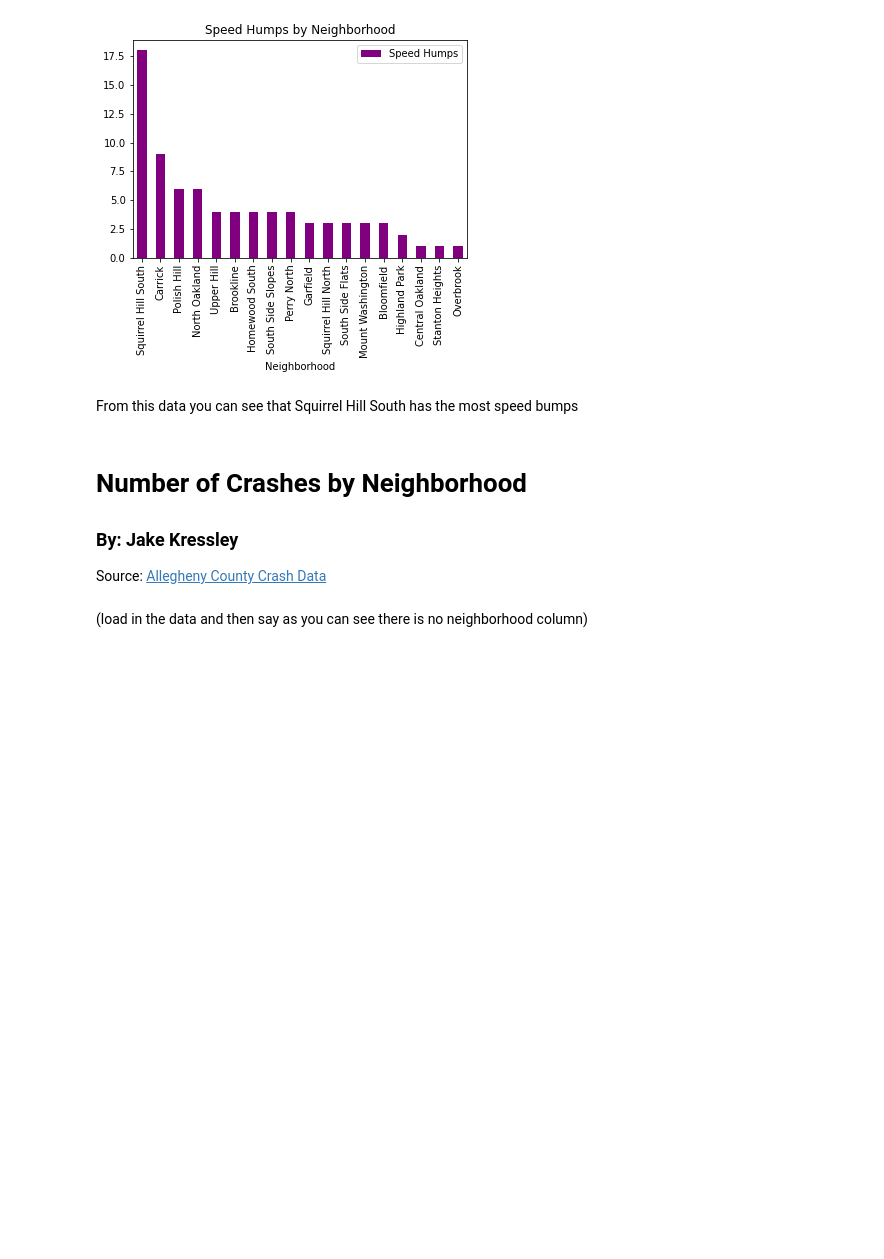
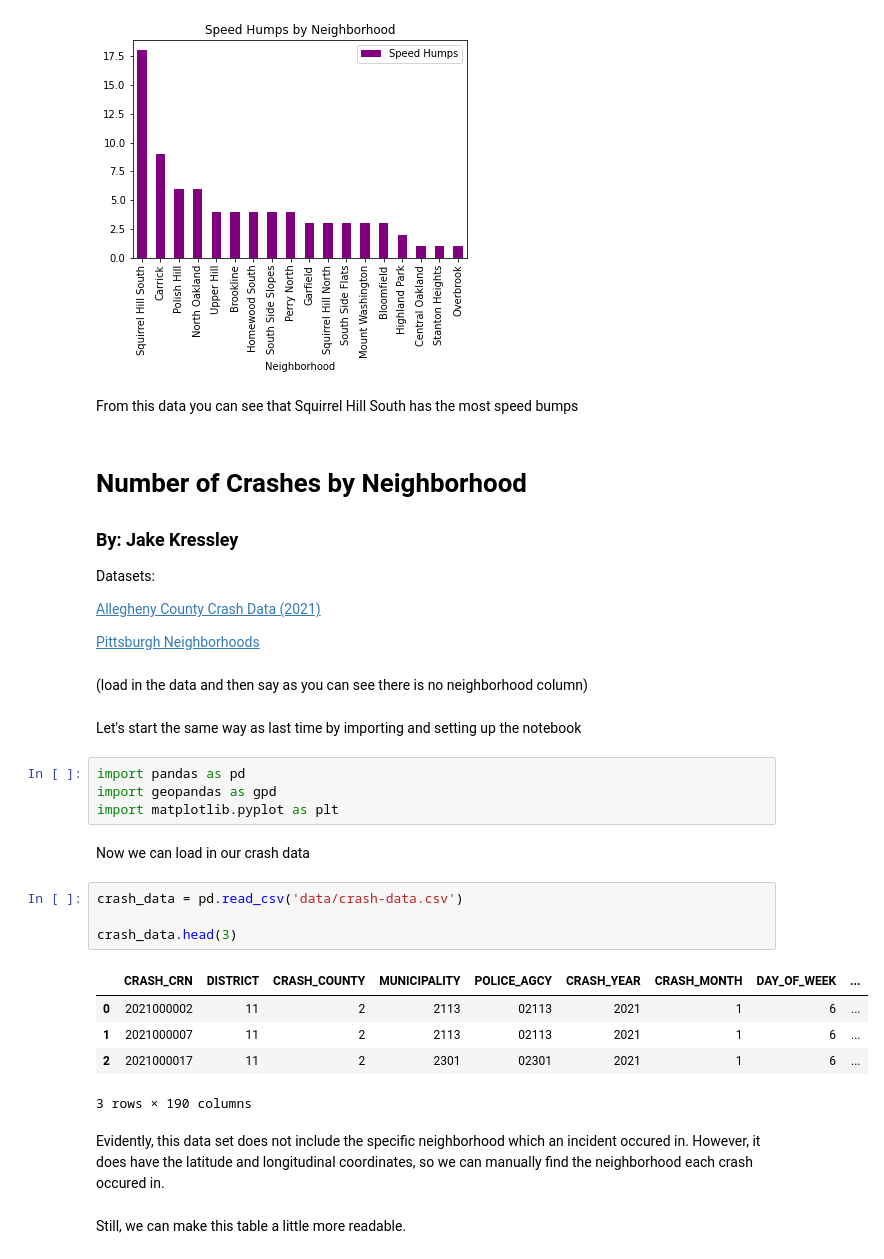
Before and after one commit to jakekressley/ldpn, a Jupyter notebook: code/jake.ipynb, the cells around one changed output. Cells and saved outputs as stored; diff of their text form; blank space fills up the shorter version.

Commit message:
finished second dataset and created project

```diff
--- a/code/jake.ipynb
+++ b/code/jake.ipynb
@@ -112,6 +118,32 @@ From this data you can see that Squirrel Hill South has the most speed bumps
 # Number of Crashes by Neighborhood
 ### By: Jake Kressley
 
-Source: [Allegheny County Crash Data](https://data.wprdc.org/dataset/allegheny-county-crash-data)
+Datasets:
+
+[Allegheny County Crash Data (2021)](https://data.wprdc.org/dataset/allegheny-county-crash-data)
+
+[Pittsburgh Neighborhoods](https://data.wprdc.org/dataset/neighborhoods2)
 # %% [markdown]
 (load in the data and then say as you can see there is no neighborhood column)
+# %% [markdown]
+Let's start the same way as last time by importing and setting up the notebook
+# %%
+import pandas as pd
+import geopandas as gpd
+import matplotlib.pyplot as plt
+# %% [markdown]
+Now we can load in our crash data
+# %%
+crash_data = pd.read_csv('data/crash-data.csv')
+
+crash_data.head(3)
+# %% [output]
+|  | CRASH_CRN | DISTRICT | CRASH_COUNTY | MUNICIPALITY | POLICE_AGCY | CRASH_YEAR | CRASH_MONTH | DAY_OF_WEEK | ... |
+| 0 | 2021000002 | 11 | 2 | 2113 | 02113 | 2021 | 1 | 6 | ... |
+| 1 | 2021000007 | 11 | 2 | 2113 | 02113 | 2021 | 1 | 6 | ... |
+| 2 | 2021000017 | 11 | 2 | 2301 | 02301 | 2021 | 1 | 6 | ... |
+3 rows × 190 columns
+# %% [markdown]
+Evidently, this data set does not include the specific neighborhood which an incident occured in. However, it does have the latitude and longitudinal coordinates, so we can manually find the neighborhood each crash occured in.
+# %% [markdown]
+Still, we can make this table a little more readable.
```
Also changed, not shown: parts of 17 cells of this notebook, 2 other files.
